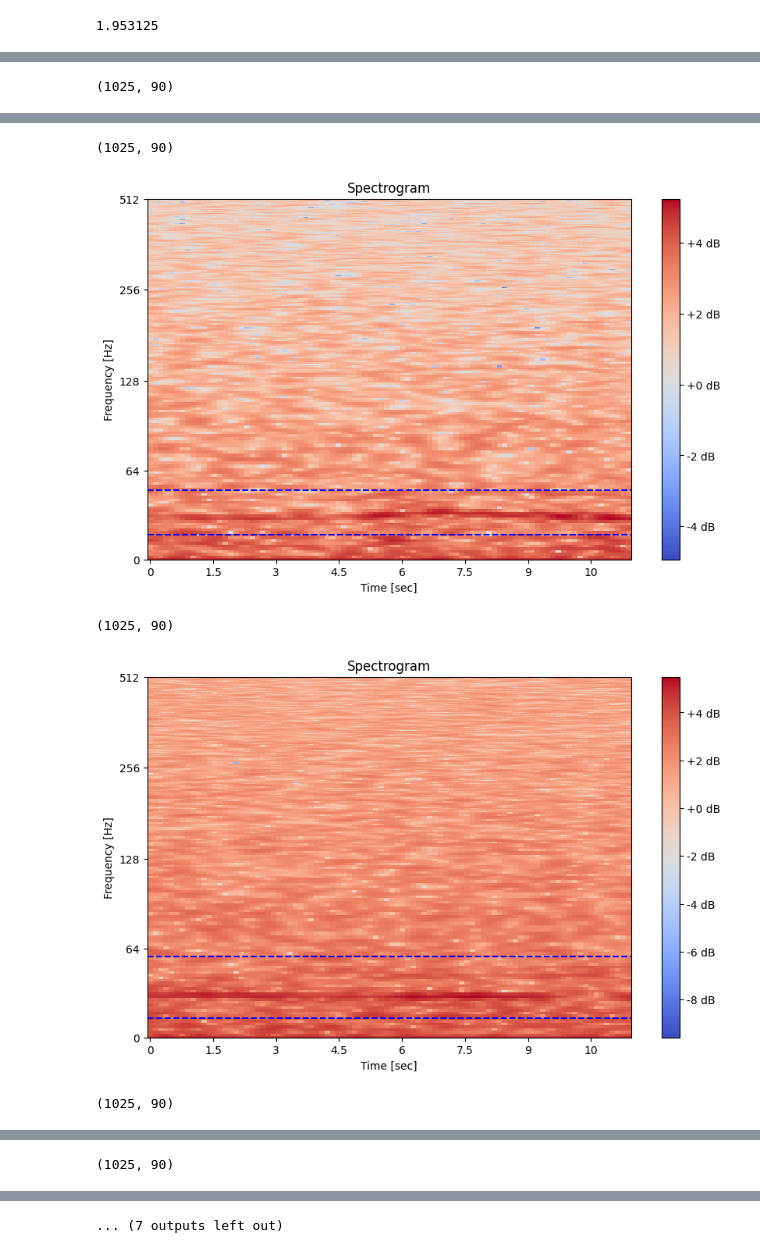
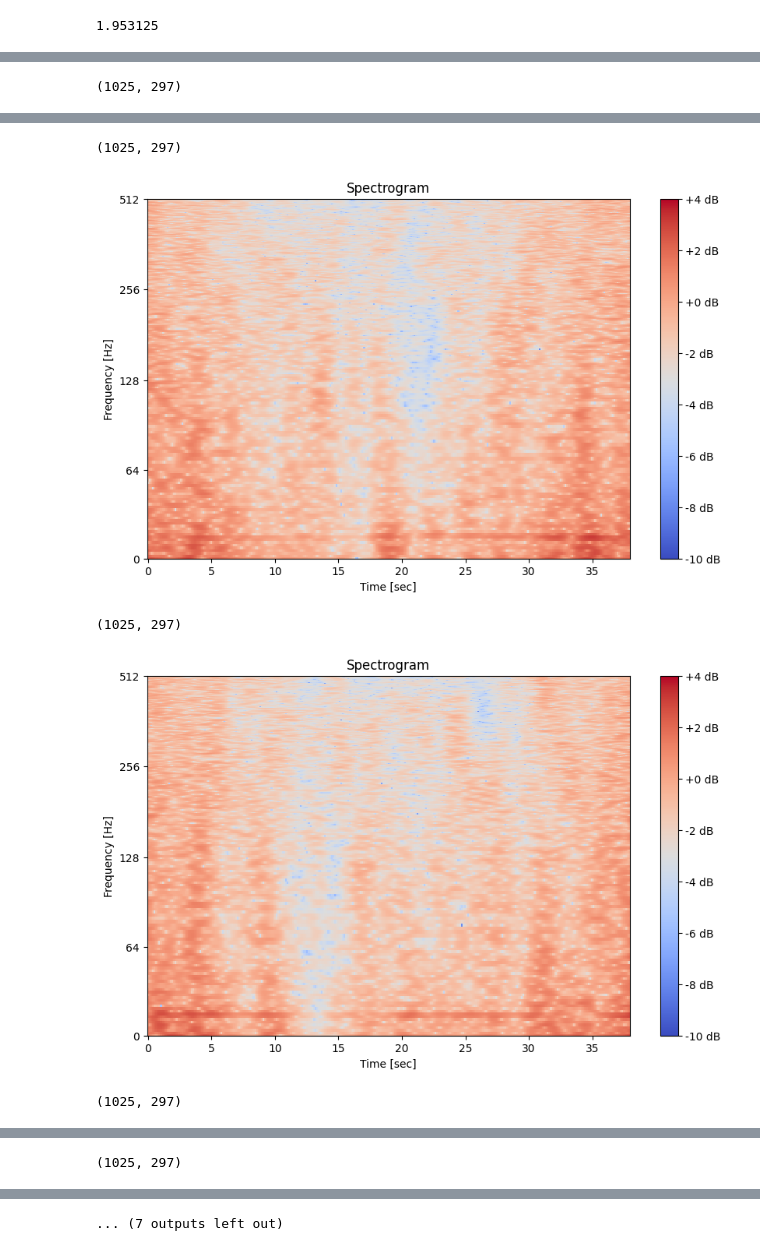
Before and after one commit to riley-1995/ELP-CNNvsRNN, a Jupyter notebook: exploration.ipynb, the cells around one changed output, grey strips where cells are left out. Saved outputs shown, nothing was run; the diff lists cells and outputs as text; code cells hidden in the pictures.

```diff
--- a/exploration.ipynb
+++ b/exploration.ipynb
@@ -122,8 +107,9 @@ sample_length = 5 # seconds
 low_freq = 0 # hz
 high_freq = 512 # hz
 target_sr = 4000 # hz
+
 frame_length = 2048
-frame_step = 200    # Smaller is for better time resolution but greater data size
+frame_step = 128    # Smaller is for better time resolution but greater data size
 # %%
 frequency_resolution = target_sr / frame_length
 print(frequency_resolution)
@@ -141,32 +127,60 @@ for file in set(data['Begin File']):
 
         clips = data[data['Begin File'] == file]
 
-        for offset, start, stop, low, high in zip(clips['File Offset (s)'], clips['Begin Time (s)'], clips['End Time (s)'], clips['Low Freq (Hz)'], clips['High Freq (Hz)']):
+        # Create positive samples of elephant rumbles
+        for offset, start, low, high in zip(clips['File Offset (s)'], clips['Begin Time (s)'], clips['Low Freq (Hz)'], clips['High Freq (Hz)']):
 
-            # Clip the audio
+            # Create clipping points for positive examples
             starting_pos = int(offset)
             stopping_pos = int(offset) + sample_length
+            begin_index, end_index = int(starting_pos * sampling_rate), int(stopping_pos * sampling_rate)
 
-            begin_index, end_index = int(starting_pos * sampling_rate), int(stopping_pos * sampling_rate)
             audio_clip = audio[begin_index: end_index]
 
             # Process
-            audio_clip = down_sample(audio_clip, sampling_rate, target_sr)
-            #audio_clip = lowpass_filter(audio_clip, high_freq, target_sr)
+            audio_clip = nr.reduce_noise(y=audio_clip, sr=sampling_rate, time_mask_smooth_ms=128)
+            #audio_clip = down_sample(audio_clip, sampling_rate, target_sr)
             stft = stft_hann_window(audio_clip, frame_length=frame_length, frame_step=frame_step)
 
             # Display the spectrogram with upper and low bounds as specified in the selection table.
             plt.figure(figsize=(10, 6))
-            librosa.display.specshow(stft, sr=target_sr, x_axis="time", y_axis='log')
+            librosa.display.specshow(stft, sr=target_sr, x_axis="time", y_axis='log', vmin=-10, vmax=4)
             plt.colorbar(format='%+2.0f dB')
             plt.title('Spectrogram')
             plt.xlabel('Time [sec]')
             plt.ylabel('Frequency [Hz]')
             plt.ylim(0, 512)  # Set the y-axis limit to show frequencies under 100 Hz
-            plt.axhline(y=low, color='blue', linestyle='--', label=f'Low Freq: {low} Hz')
-            plt.axhline(y=high, color='blue', linestyle='--', label=f'High Freq: {high} Hz')
+            # plt.axhline(y=low, color='blue', linestyle='--', label=f'Low Freq: {low} Hz')
+            # plt.axhline(y=high, color='blue', linestyle='--', label=f'High Freq: {high} Hz')
             plt.show()
 
             print(stft.shape)
+
+        # Create negative samples of elephant rumbles
+        #   1. pick a random point in the audio file
+        #   2. check if the point and projected ending point of the sample is in any of the postive audio intervals
+        #           - this checks if the proposed clip overlaps any positive samples.
+        #   3. If it does not over lap, clip it and process it
+        #           - Else, resample
+
+        num_of_samples_needed = len(clips)
+        collected_samples = 0
+
+        while collected_samples < num_of_samples_needed:
+
+            negative_sample_begin_index = random.randint(0, len(audio) - 1)
+            negative_sample_end_index = begin_index + int(sample_length * sampling_rate)
+
+            # That that the proposed negative sample does not overlap with any of the positive samples
+            for offset, start, stop in zip(clips['File Offset (s)'], clips['Begin Time (s)'], clips['End Time (s)']):
+                selection_box_width = stop - start
+
+                positive_sample_begin_index = int(offset) * sampling_rate
+                positive_sample_end_index = int(offset + sample_length) * sampling_rate
+
+                if not ((negative_sample_begin_index <= positive_sample_begin_index) and (positive_sample_begin_index <= positive_sample_end_index)) and \
+                   not ((negative_sample_begin_index <= positive_sample_end_index) and (positive_sample_end_index <= positive_sample_end_index)):
+                    print("good")
+                    collected_samples += 1
 # %% [output]
 Opening file: /home/lrbutler/Desktop/ELP_CNN_Spectrogram/data/nn01a_20180126_000000.wav
@@ -174 +188 @@ Opening file: /home/lrbutler/Desktop/ELP_CNN_Spectrogram/data/nn01a_20180126_000
-(1025, 90)
+(1025, 297)
@@ -176,5 +190,5 @@ Opening file: /home/lrbutler/Desktop/ELP_CNN_Spectrogram/data/nn01a_20180126_000
-(1025, 90)
+(1025, 297)
-[figure, old version]
+[figure, new version]
-(1025, 90)
+(1025, 297)
-[figure, old version]
+[figure, new version]
-(1025, 90)
+(1025, 297)
@@ -182 +196 @@ Opening file: /home/lrbutler/Desktop/ELP_CNN_Spectrogram/data/nn01a_20180126_000
-(1025, 90)
+(1025, 297)
```
Also changed, not shown: parts of 3 cells of this notebook.
